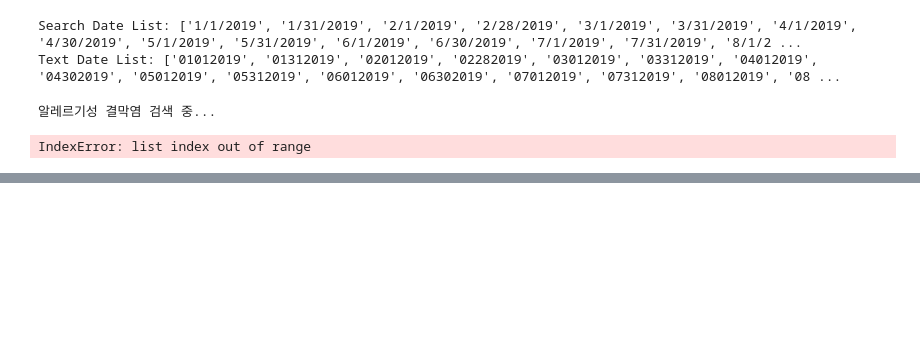
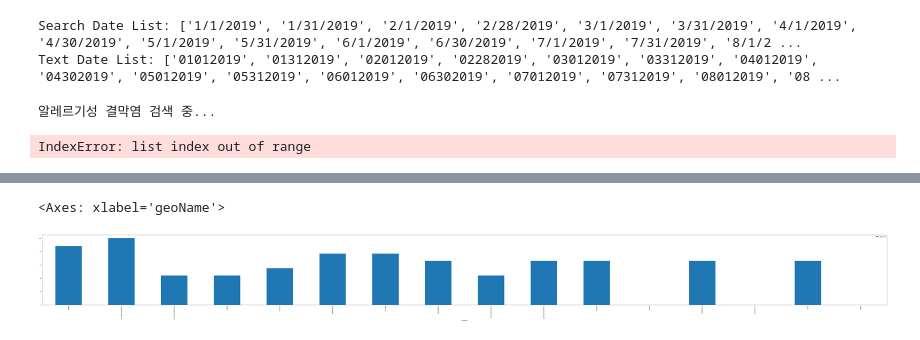
Before and after one commit to addinedu-ros-8th/eda-repo-4, a Jupyter notebook: google-trends.ipynb, the cells around one changed output, grey strips where cells are left out. Drawn from its saved outputs; the diff is of its cells as text; code cells hidden in the pictures; blank space fills up the shorter version.

Commit message:
google trends api test

```diff
--- a/google-trends.ipynb
+++ b/google-trends.ipynb
@@ -204,0 +231,10 @@ IndexError: list index out of range
+# %%
+import pandas as pd
+from pytrends.request import TrendReq
+google_trends = TrendReq()
+
+keyword_list = ["알레르기성 결막염", "결막염", "알레르기 질환", "알레르기", "수족구병", "수족구", "온열질환", "장염", "식중독", "폐렴", "호흡계통의 질환", "감기", "인플루엔자", "한랭질환"]
+
+google_trends.build_payload(kw_list=[keyword_list[0]], timeframe='2019-01-01 2024-05-01', geo='KR')
+# Interest by Region
+google_trends.interest_by_region()
@@ -204,0 +282,5 @@ IndexError: list index out of range
+# %%
+google_trends.interest_by_region().reset_index().plot(x='geoName', y=keyword_list[0], figsize=(120, 10), kind ='bar')
+# %% [output]
+<Axes: xlabel='geoName'>
+[figure, added]
```
Also changed, not shown: parts of 20 cells of this notebook.
